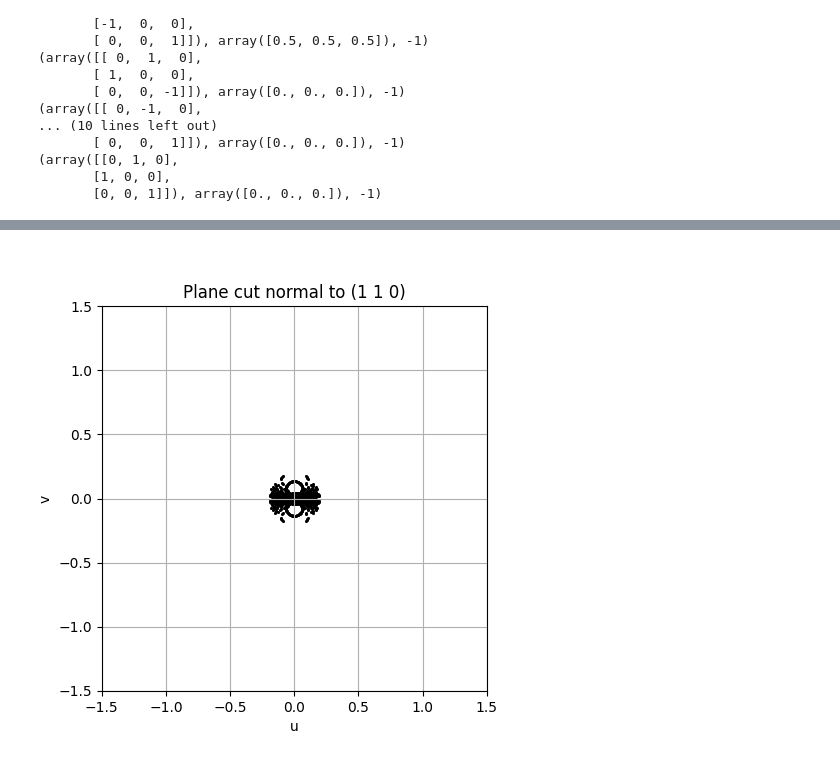
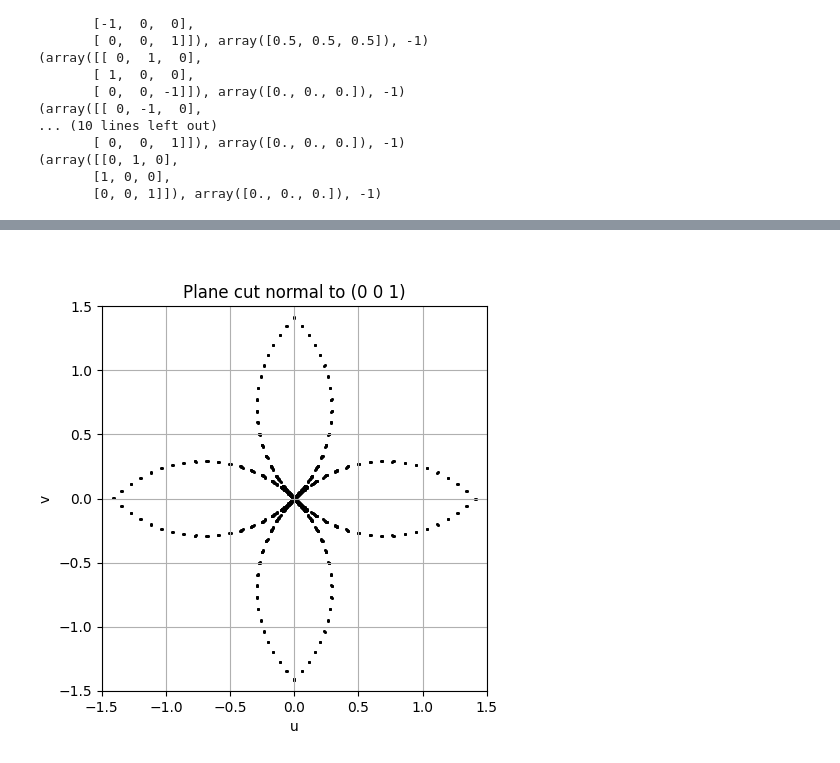
Before and after one commit to YangLabOSU/AltermagnetCalculations, a Jupyter notebook: Altermagnet_Allowed_Spin_Splittings.ipynb, the cells around one changed output, grey strips where cells are left out. Drawn from its saved outputs; the diff is of its cells as text; code cells hidden in the pictures.

```diff
--- a/Altermagnet_Allowed_Spin_Splittings.ipynb
+++ b/Altermagnet_Allowed_Spin_Splittings.ipynb
@@ -232,4 +241,4 @@ plt.show()
 # %%
-plot_plane_cut(x_deformed,y_deformed,z_deformed,[1,1,0])
+plot_plane_cut(x_deformed,y_deformed,z_deformed,[0,0,1])
 # %% [output]
-[figure, old version]
+[figure, new version]
```
Also changed, not shown: parts of 3 cells of this notebook, 1 other file.
